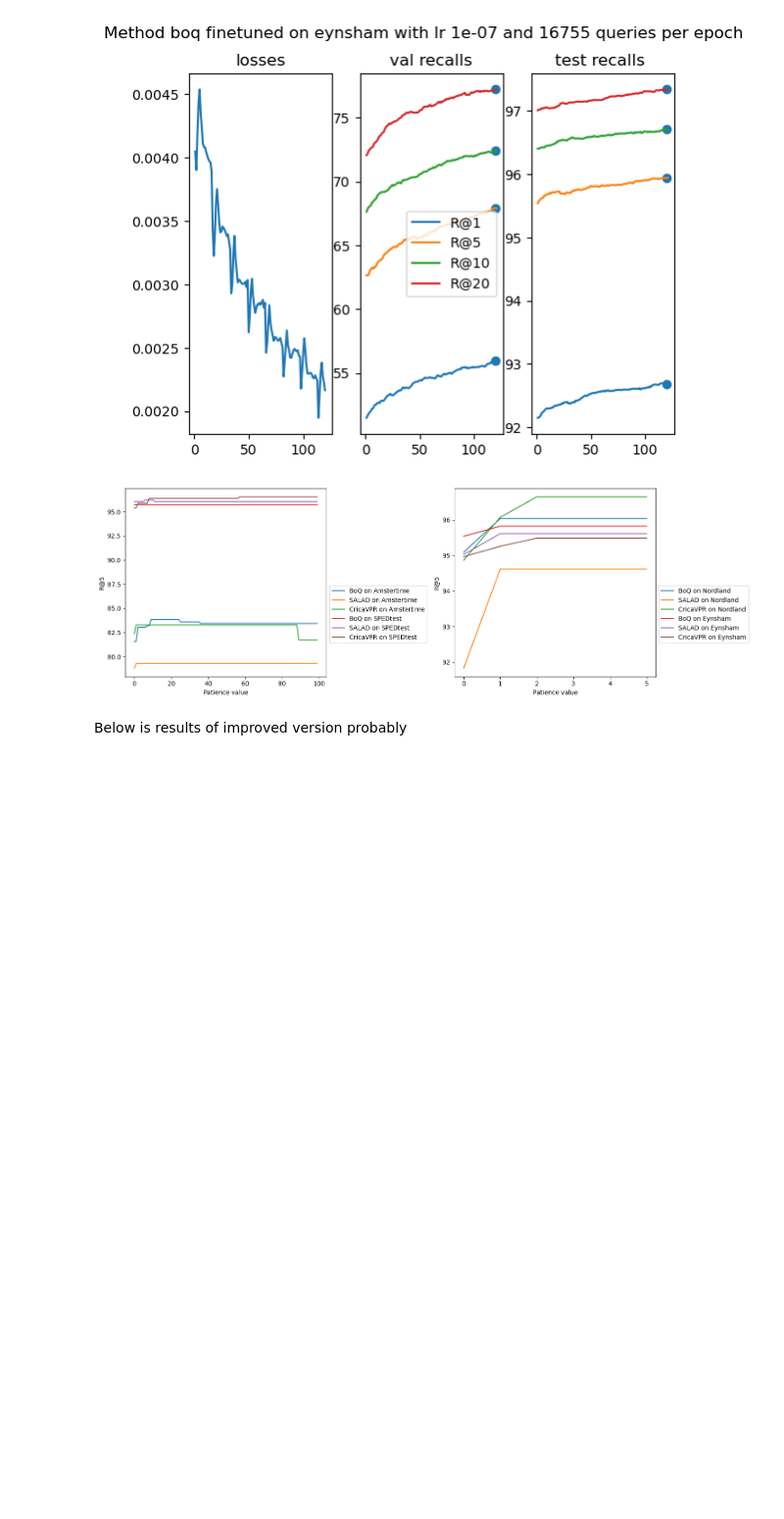
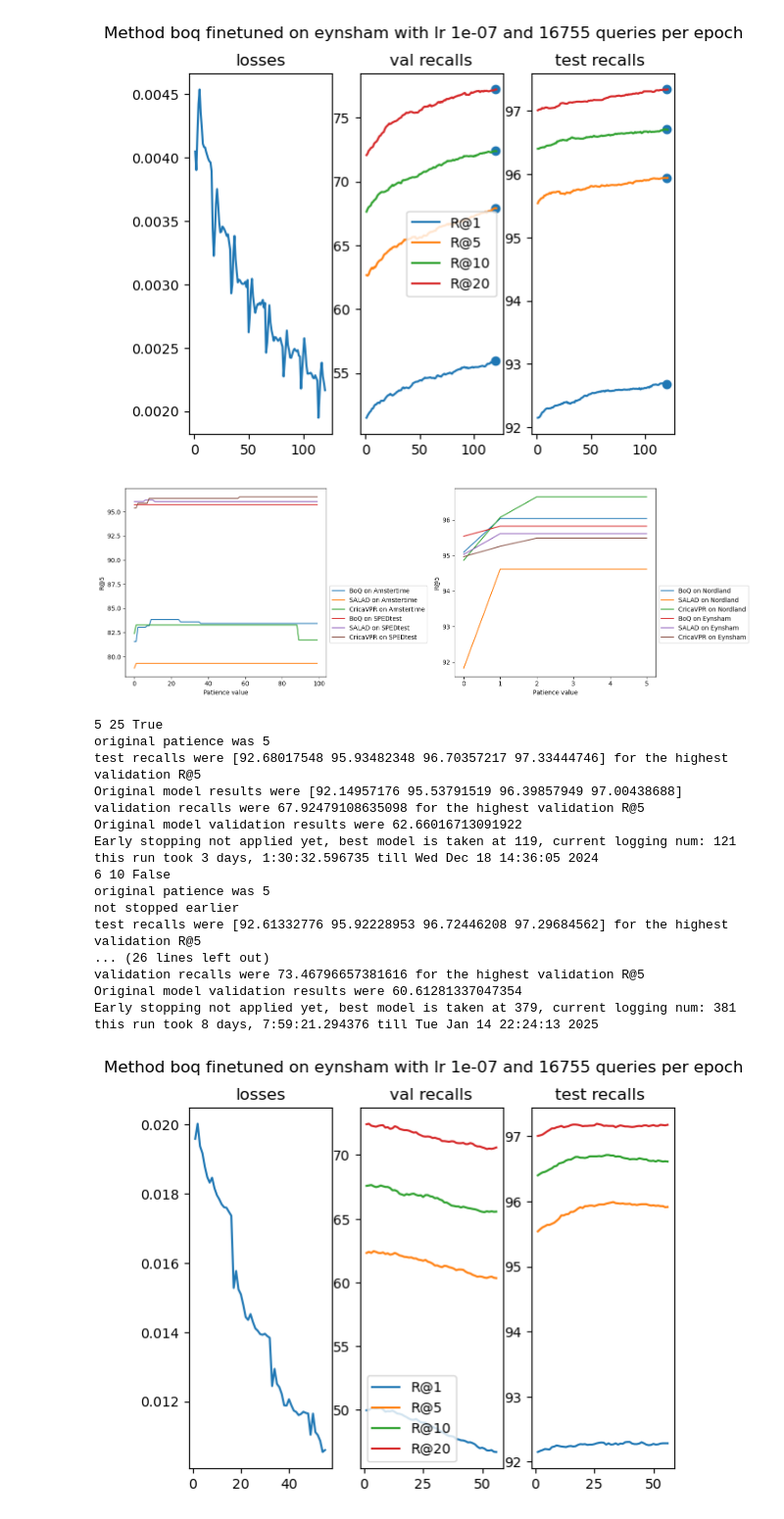
Before and after one commit to Olafv01/reference-set-fine-tuning, a Jupyter notebook: plots.ipynb, the cells around one changed output. Shown at 98% size. Drawn from its saved outputs; the diff is of its cells as text; code cells hidden in the pictures; blank space fills up the shorter version.

```diff
--- a/plots.ipynb
+++ b/plots.ipynb
@@ -87,7 +87,11 @@ def create_plot(method, dataset,lr=1e-7,num="",show_num=-1,dots=False,patience=N
     # logfile["best_epoch"]
     r5_best=recalls[0][1]
     if print_shizzl:
-        print(args)
+#         print(args.trea)
+        if "random_vals" in args.__dir__():
+            print(num,args.train_positives_dist_threshold,args.random_vals)
+        else:
+            return
         print("original patience was",args.patience)
     not_improved_num=0
     if patience !=None:
@@ -617,5 +621,36 @@ plt.tight_layout()
 plt.show()
 # %% [output]
 [figure]
-# %% [markdown]
-Below is results of improved version probably
+# %%
+
+loss1=create_plot("boq",'eynsham',lr=1e-7,num="3",show_num=show_num,dots=True,patience=None,print_shizzl=print_shizzl)
+loss1=create_plot("boq",'eynsham',lr=1e-7,num="4",show_num=show_num,dots=True,patience=None,print_shizzl=print_shizzl)
+loss1=create_plot("boq",'eynsham',lr=1e-7,num="5",show_num=show_num,dots=True,patience=None,print_shizzl=print_shizzl)
+loss1=create_plot("boq",'eynsham',lr=1e-7,num="6",show_num=show_num,dots=True,patience=None,print_shizzl=print_shizzl)
+loss1=create_plot("boq",'eynsham',lr=1e-7,num="7",show_num=show_num,dots=True,patience=None,print_shizzl=print_shizzl)
+# loss1=create_plot("boq",'eynsham',lr=1e-7,num="8",show_num=show_num,dots=True,patience=None,print_shizzl=print_shizzl)
+# loss1=create_plot("boq",'eynsham',lr=1e-7,num="9",show_num=show_num,dots=True,patience=None,print_shizzl=print_shizzl)
+loss1=create_plot("boq",'eynsham',lr=1e-7,num="10",show_num=show_num,dots=True,patience=None,print_shizzl=print_shizzl)
+loss1=create_plot("boq",'eynsham',lr=1e-7,num="11",show_num=show_num,dots=True,patience=None,print_shizzl=print_shizzl)
+# loss1=create_plot("crica",'nordland',lr=1e-6,num="8",show_num=show_num,dots=True,patience=None,print_shizzl=print_shizzl)
+# loss1=create_plot("crica",'nordland',lr=1e-6,num="9",show_num=show_num,dots=True,patience=None,print_shizzl=print_shizzl)
+# loss1=create_plot("salad",'nordland',lr=1e-7,num="5",show_num=show_num,dots=True,patience=None,print_shizzl=print_shizzl)
+# %% [output]
+5 25 True
+original patience was 5
+test recalls were [92.68017548 95.93482348 96.70357217 97.33444746] for the highest validation R@5
+Original model results were [92.14957176 95.53791519 96.39857949 97.00438688]
+validation recalls were 67.92479108635098 for the highest validation R@5
+Original model validation results were 62.66016713091922
+Early stopping not applied yet, best model is taken at 119, current logging num: 121
+this run took 3 days, 1:30:32.596735 till Wed Dec 18 14:36:05 2024
+6 10 False
+original patience was 5
+not stopped earlier
+test recalls were [92.61332776 95.92228953 96.72446208 97.29684562] for the highest validation R@5
+... (26 lines left out)
+validation recalls were 73.46796657381616 for the highest validation R@5
+Original model validation results were 60.61281337047354
+Early stopping not applied yet, best model is taken at 379, current logging num: 381
+this run took 8 days, 7:59:21.294376 till Tue Jan 14 22:24:13 2025
+[figure, added]
```
Also changed, not shown: parts of 1 cell of this notebook, 4 other files.
